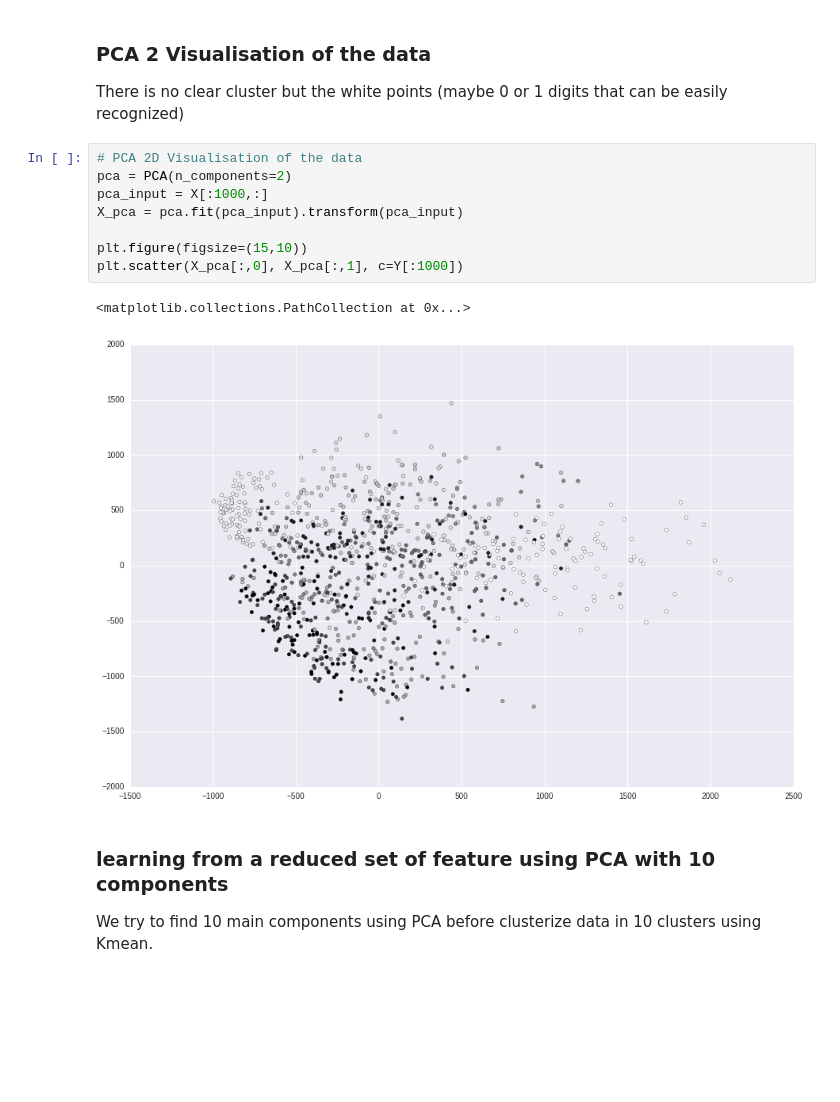
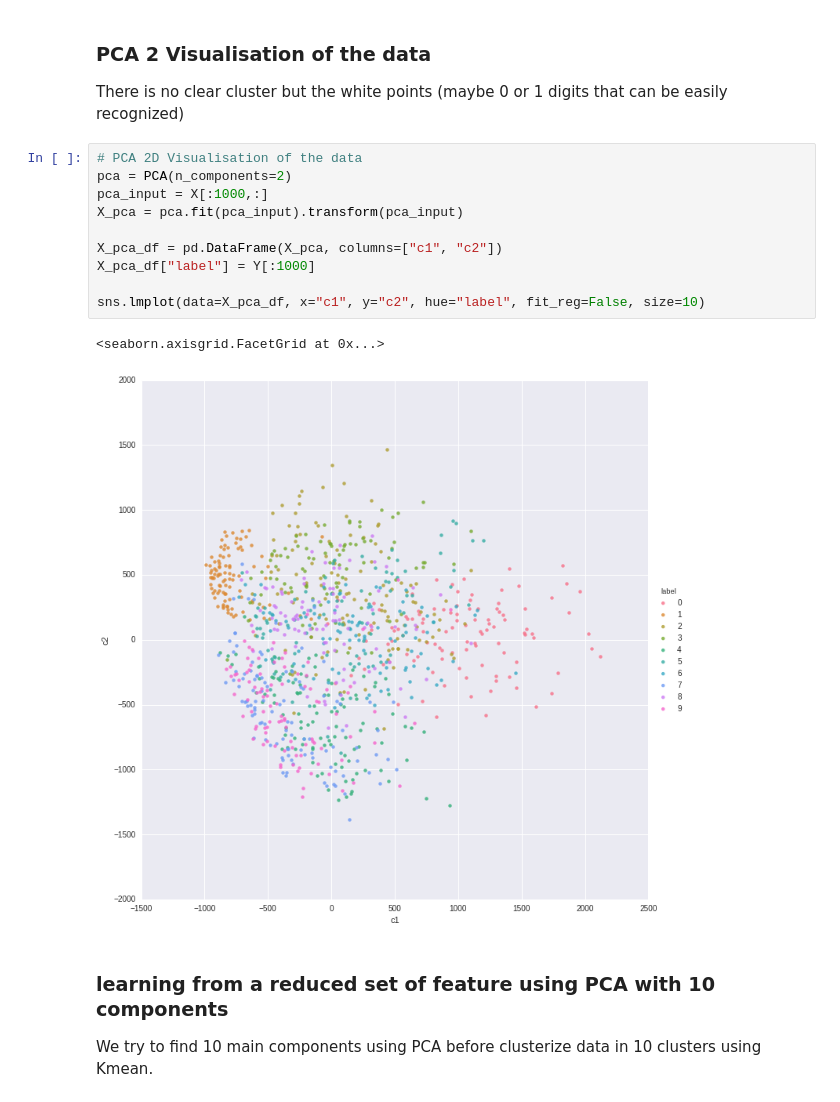
Before and after one commit to SPScientist/ml-sandbox, a Jupyter notebook: MNIST_Kaggle_clusters_explore.ipynb, the cells around one changed output. Cells and saved outputs as stored; diff of their text form; blank space fills up the shorter version.

```diff
--- a/MNIST_Kaggle_clusters_explore.ipynb
+++ b/MNIST_Kaggle_clusters_explore.ipynb
@@ -76,14 +76,16 @@ There is no clear cluster but the white points (maybe 0 or 1 digits that can be
 # %%
 # PCA 2D Visualisation of the data
 pca = PCA(n_components=2)
 pca_input = X[:1000,:]
 X_pca = pca.fit(pca_input).transform(pca_input)
 
-plt.figure(figsize=(15,10))
-plt.scatter(X_pca[:,0], X_pca[:,1], c=Y[:1000])
+X_pca_df = pd.DataFrame(X_pca, columns=["c1", "c2"])
+X_pca_df["label"] = Y[:1000]
+
+sns.lmplot(data=X_pca_df, x="c1", y="c2", hue="label", fit_reg=False, size=10)
 # %% [output]
-<matplotlib.collections.PathCollection at 0x...>
+<seaborn.axisgrid.FacetGrid at 0x...>
-[figure, old version]
+[figure, new version]
 # %% [markdown]
 ### learning from a reduced set of feature using PCA with 10 components
 We try to find 10 main components using PCA before clusterize data in 10 clusters using Kmean.
```
Also changed, not shown: parts of 3 cells of this notebook.
